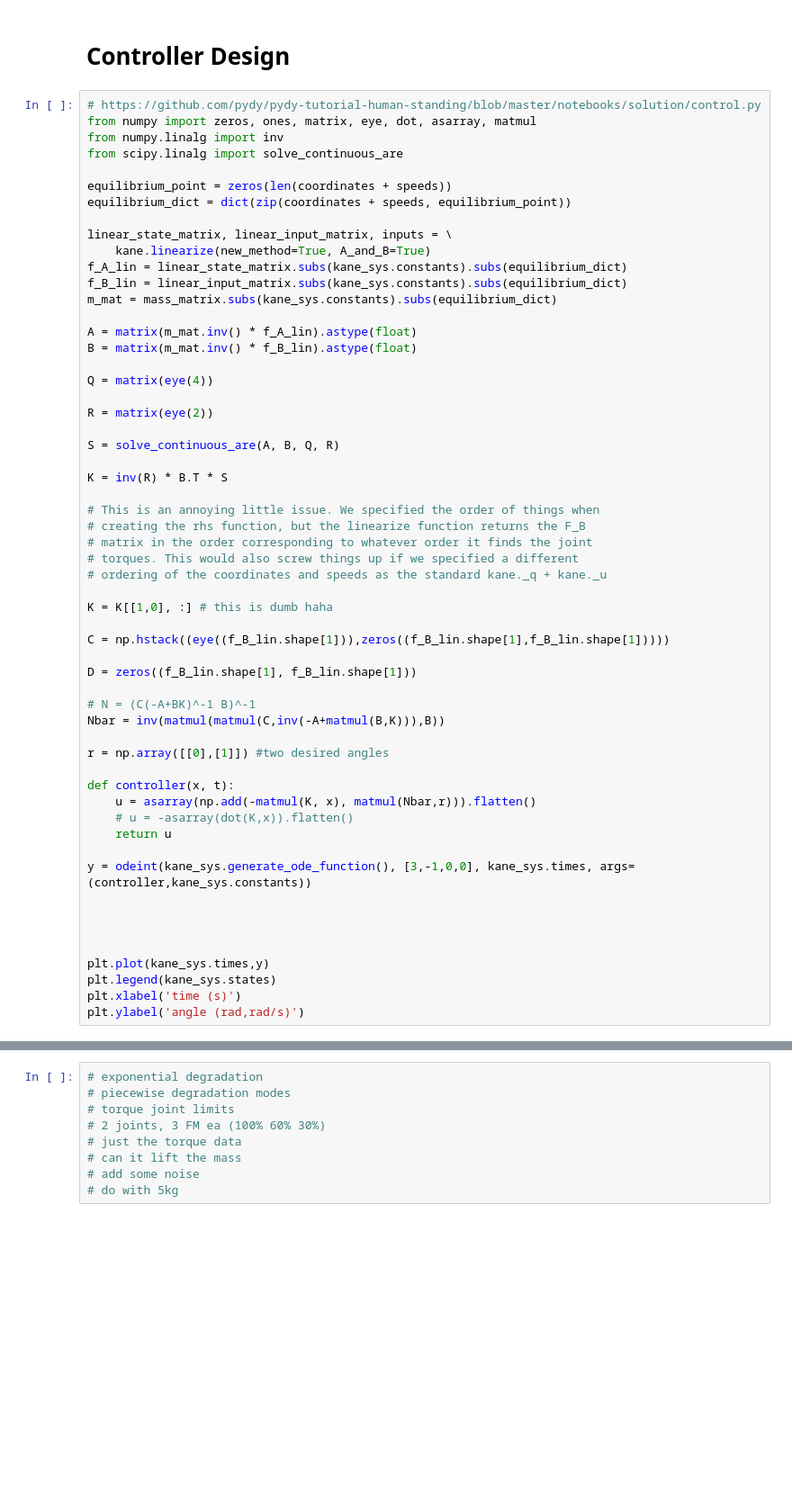
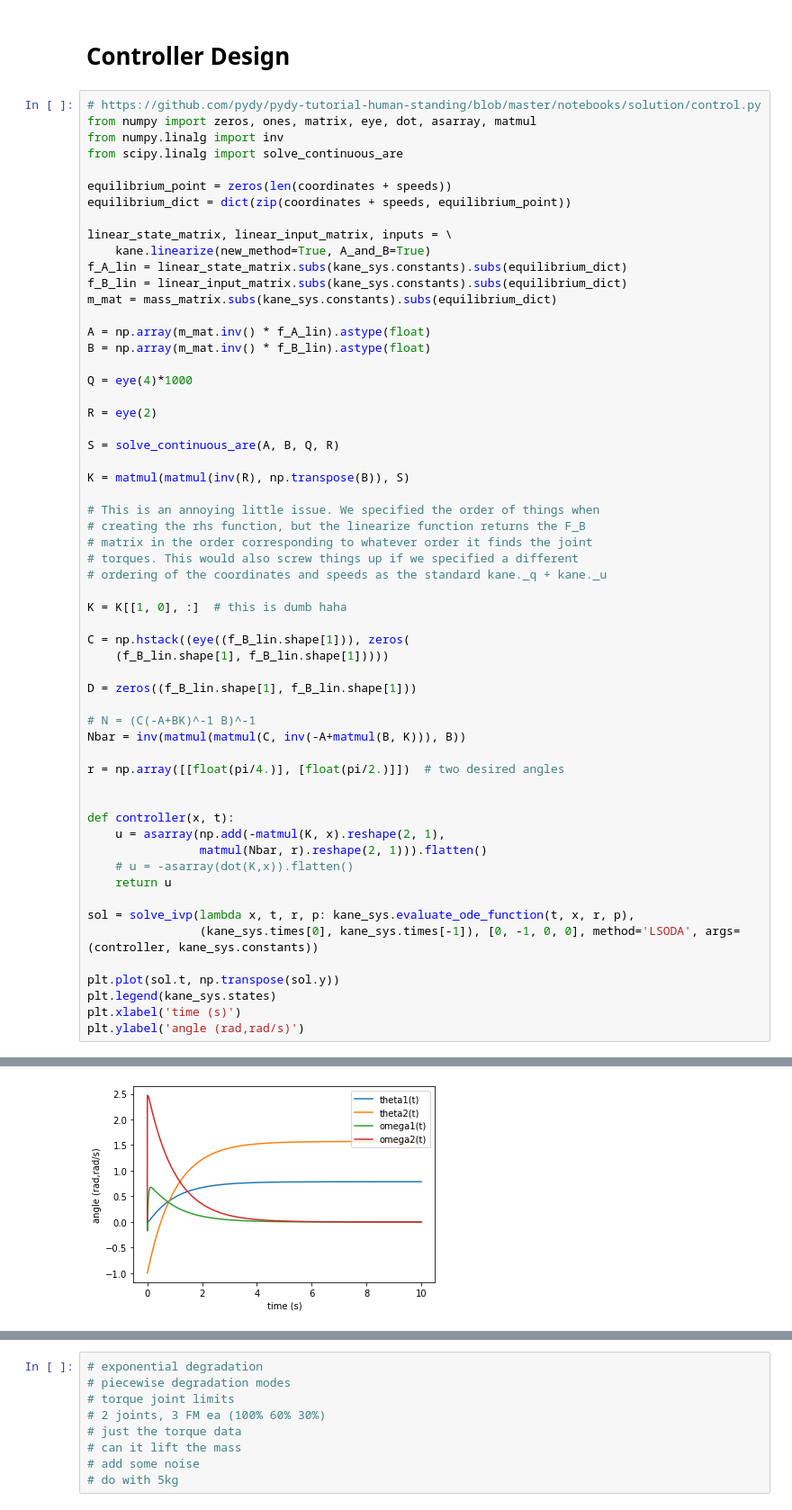
Before and after one commit to jdekarske/2d-robot-prognostics, a Jupyter notebook: robotdynamics.ipynb, the cells around one changed output, grey strips where cells are left out. Shown at 90% size. Drawn from its saved outputs; the diff is of its cells as text; blank space fills up the shorter version.

```diff
--- a/robotdynamics.ipynb
+++ b/robotdynamics.ipynb
@@ -291,16 +311,16 @@ f_A_lin = linear_state_matrix.subs(kane_sys.constants).subs(equilibrium_dict)
 f_B_lin = linear_input_matrix.subs(kane_sys.constants).subs(equilibrium_dict)
 m_mat = mass_matrix.subs(kane_sys.constants).subs(equilibrium_dict)
 
-A = matrix(m_mat.inv() * f_A_lin).astype(float)
-B = matrix(m_mat.inv() * f_B_lin).astype(float)
+A = np.array(m_mat.inv() * f_A_lin).astype(float)
+B = np.array(m_mat.inv() * f_B_lin).astype(float)
 
-Q = matrix(eye(4))
+Q = eye(4)*1000
 
-R = matrix(eye(2))
+R = eye(2)
 
 S = solve_continuous_are(A, B, Q, R)
 
-K = inv(R) * B.T * S
+K = matmul(matmul(inv(R), np.transpose(B)), S)
 
 # This is an annoying little issue. We specified the order of things when
 # creating the rhs function, but the linearize function returns the F_B
@@ -308,28 +328,30 @@ K = inv(R) * B.T * S
 # torques. This would also screw things up if we specified a different
 # ordering of the coordinates and speeds as the standard kane._q + kane._u
 
-K = K[[1,0], :] # this is dumb haha
+K = K[[1, 0], :]  # this is dumb haha
 
-C = np.hstack((eye((f_B_lin.shape[1])),zeros((f_B_lin.shape[1],f_B_lin.shape[1]))))
+C = np.hstack((eye((f_B_lin.shape[1])), zeros(
+    (f_B_lin.shape[1], f_B_lin.shape[1]))))
 
 D = zeros((f_B_lin.shape[1], f_B_lin.shape[1]))
 
 # N = (C(-A+BK)^-1 B)^-1
-Nbar = inv(matmul(matmul(C,inv(-A+matmul(B,K))),B))
+Nbar = inv(matmul(matmul(C, inv(-A+matmul(B, K))), B))
 
-r = np.array([[0],[1]]) #two desired angles
+r = np.array([[float(pi/4.)], [float(pi/2.)]])  # two desired angles
+
 
 def controller(x, t):
-    u = asarray(np.add(-matmul(K, x), matmul(Nbar,r))).flatten()
+    u = asarray(np.add(-matmul(K, x).reshape(2, 1),
+                matmul(Nbar, r).reshape(2, 1))).flatten()
     # u = -asarray(dot(K,x)).flatten()
     return u
 
-y = odeint(kane_sys.generate_ode_function(), [3,-1,0,0], kane_sys.times, args=(controller,kane_sys.constants))
+sol = solve_ivp(lambda x, t, r, p: kane_sys.evaluate_ode_function(t, x, r, p),
+                (kane_sys.times[0], kane_sys.times[-1]), [0, -1, 0, 0], method='LSODA', args=(controller, kane_sys.constants))
 
-
-
-
-plt.plot(kane_sys.times,y)
+plt.plot(sol.t, np.transpose(sol.y))
 plt.legend(kane_sys.states)
 plt.xlabel('time (s)')
 plt.ylabel('angle (rad,rad/s)')
+# %% [output]
@@ -336,3 +361,4 @@ plt.ylabel('angle (rad,rad/s)')
+[figure, added]
 # %%
 scene = Scene(inertial_frame, shoulder)
 
```
Also changed, not shown: parts of 16 cells of this notebook.
